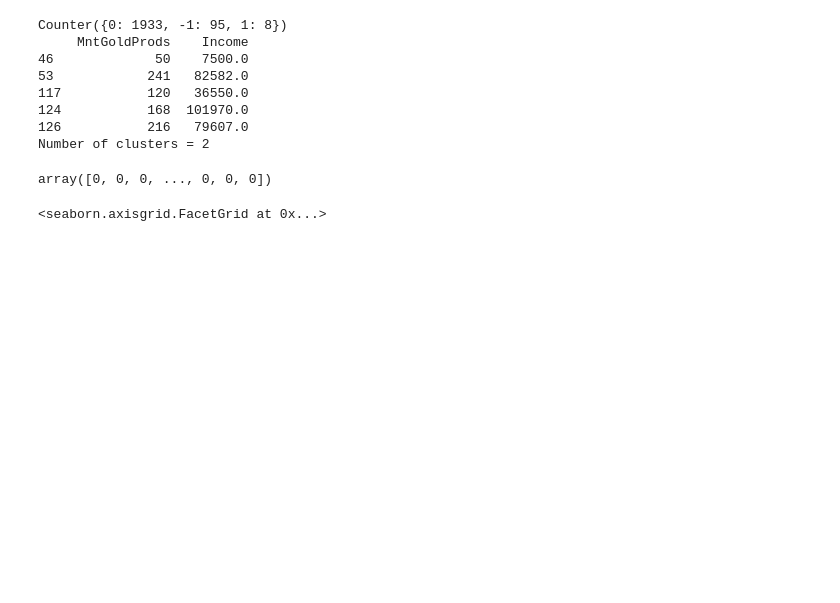
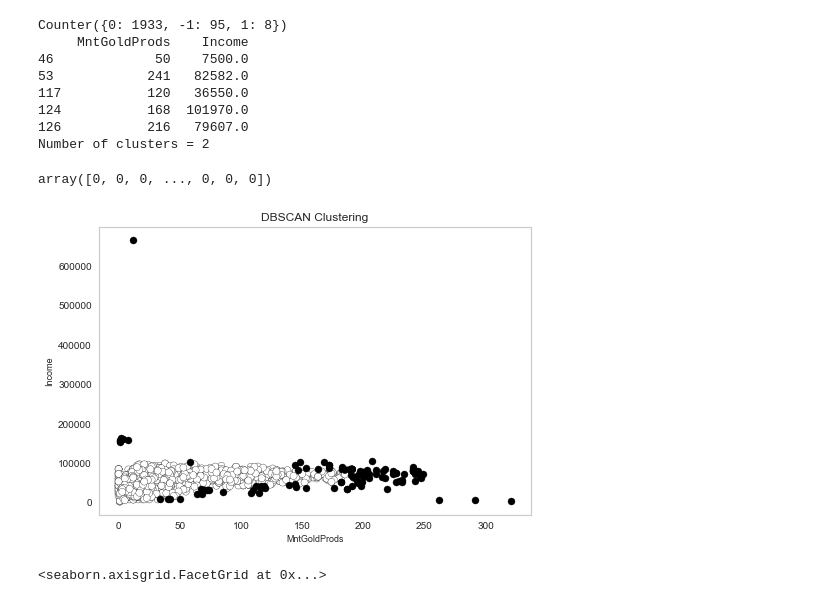
Before and after one commit to MmeMarieLouise/Machine_Learning_clustering, a Jupyter notebook: MachineLearning_report.ipynb, the cells around one changed output. Drawn from its saved outputs; the diff is of its cells as text; code cells hidden in the pictures; blank space fills up the shorter version.

Commit message:
add DBSCAN clustering

```diff
--- a/MachineLearning_report.ipynb
+++ b/MachineLearning_report.ipynb
@@ -618,6 +618,25 @@ Number of clusters = 2
 model.labels_
 # %% [output]
 array([0, 0, 0, ..., 0, 0, 0])
+# %%
+# Plot clusters and outliers
+
+fig = plt.figure()
+
+ax = fig.add_axes([.1, .1, 1, 1])
+
+ax.scatter(clusters_df['MntGoldProds'], clusters_df['Income'],
+          c = colours_clusters, edgecolors = 'black', s=50)
+ax.scatter(outliers_df['MntGoldProds'],outliers_df['Income'],
+          c = colours_outliers, edgecolors = 'black', s=50)
+
+ax.set_xlabel('MntGoldProds', family='Arial', fontsize=9)
+ax.set_ylabel('Income', family='Arial', fontsize=9)
+
+plt.title('DBSCAN Clustering', family='Arial', fontsize=12)
+plt.grid(which='major', color='#cccccc')
+# %% [output]
+[figure, added]
 # %%
 sns.relplot(x="MntGoldProds", y="Income", data=df_luxury_1)
 # %% [output]
```
Also changed, not shown: parts of 9 cells of this notebook.
